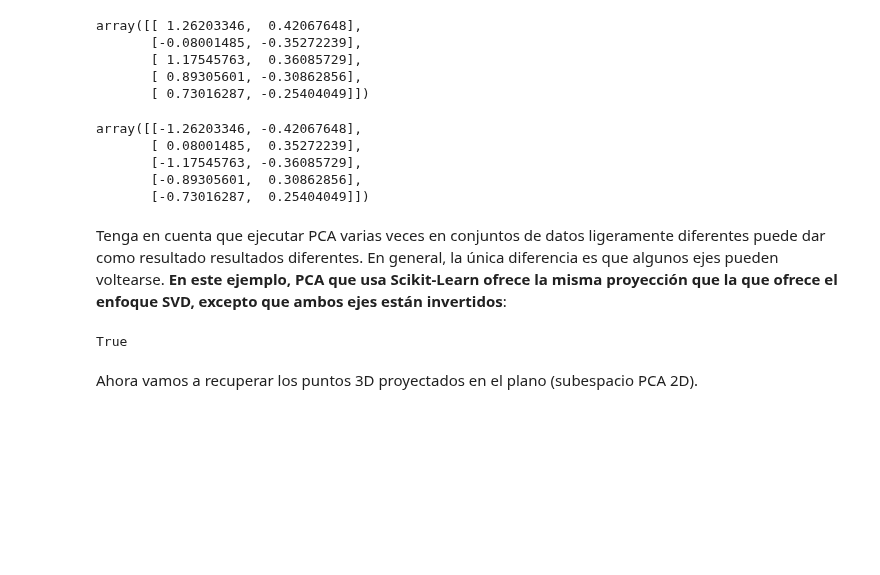
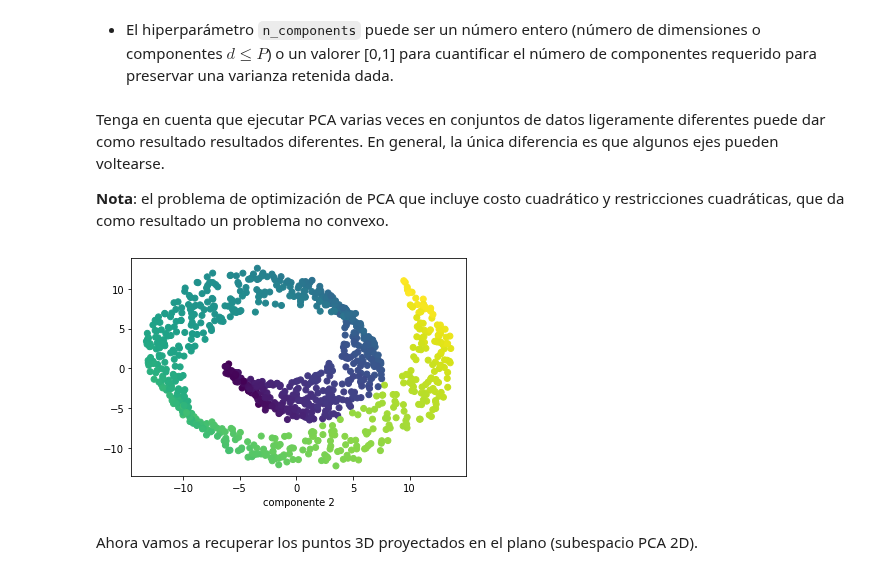
Before and after one commit to amalvarezme/AnaliticaDatos, a Jupyter notebook: 4_NoSupervisado/2_ReduccionDimension.ipynb, the cells around one changed output. Saved outputs shown, nothing was run; the diff lists cells and outputs as text; code cells hidden in the pictures; blank space fills up the shorter version.

```diff
--- a/4_NoSupervisado/2_ReduccionDimension.ipynb
+++ b/4_NoSupervisado/2_ReduccionDimension.ipynb
@@ -121,4 +32,4 @@ La clase PCA de Scikit-Learn implementa PCA usando la descomposición SVD como l
 from sklearn.decomposition import PCA
 
 pca = PCA(n_components = 2)
-X2D = pca.fit_transform(X)
+Y2D = pca.fit_transform(X)
@@ -127,25 +36,16 @@ Después de ajustar el transformador PCA al conjunto de datos, puede acceder a l
-# %%
-X2D[:5]
-# %% [output]
-array([[ 1.26203346,  0.42067648],
-       [-0.08001485, -0.35272239],
-       [ 1.17545763,  0.36085729],
-       [ 0.89305601, -0.30862856],
-       [ 0.73016287, -0.25404049]])
-# %%
-X2D_using_svd[:5]
-# %% [output]
-array([[-1.26203346, -0.42067648],
-       [ 0.08001485,  0.35272239],
-       [-1.17545763, -0.36085729],
-       [-0.89305601,  0.30862856],
-       [-0.73016287,  0.25404049]])
+# %% [markdown]
+- El hiperparámetro `n_components` puede ser un número entero (número de dimensiones o componentes $d\leq P$) o un valorer [0,1] para cuantificar el número de componentes requerido para preservar una varianza retenida dada.
 # %% [markdown]
-Tenga en cuenta que ejecutar PCA varias veces en conjuntos de datos ligeramente diferentes puede dar como resultado resultados diferentes. En general, la única diferencia es que algunos ejes pueden voltearse. **En este ejemplo, PCA que usa Scikit-Learn ofrece la misma proyección que la que ofrece el enfoque SVD, excepto que ambos ejes están invertidos**:
+Tenga en cuenta que ejecutar PCA varias veces en conjuntos de datos ligeramente diferentes puede dar como resultado resultados diferentes. En general, la única diferencia es que algunos ejes pueden voltearse.
+
+**Nota**: el problema de optimización de PCA que incluye costo cuadrático y restricciones cuadráticas, que da como resultado un problema no convexo.
-# %%
-np.allclose(X2D, -X2D_using_svd)
-# %% [output]
-True
+# %%
+plt.scatter(Y2D[:,0],Y2D[:,1],c=t)
+plt.xlabel('componente 1')
+plt.xlabel('componente 2')
+plt.show()
+# %% [output]
+[figure, added]
 # %% [markdown]
 Ahora vamos a recuperar los puntos 3D proyectados en el plano (subespacio PCA 2D).
 # %%
```
Also changed, not shown: parts of 21 cells of this notebook.
